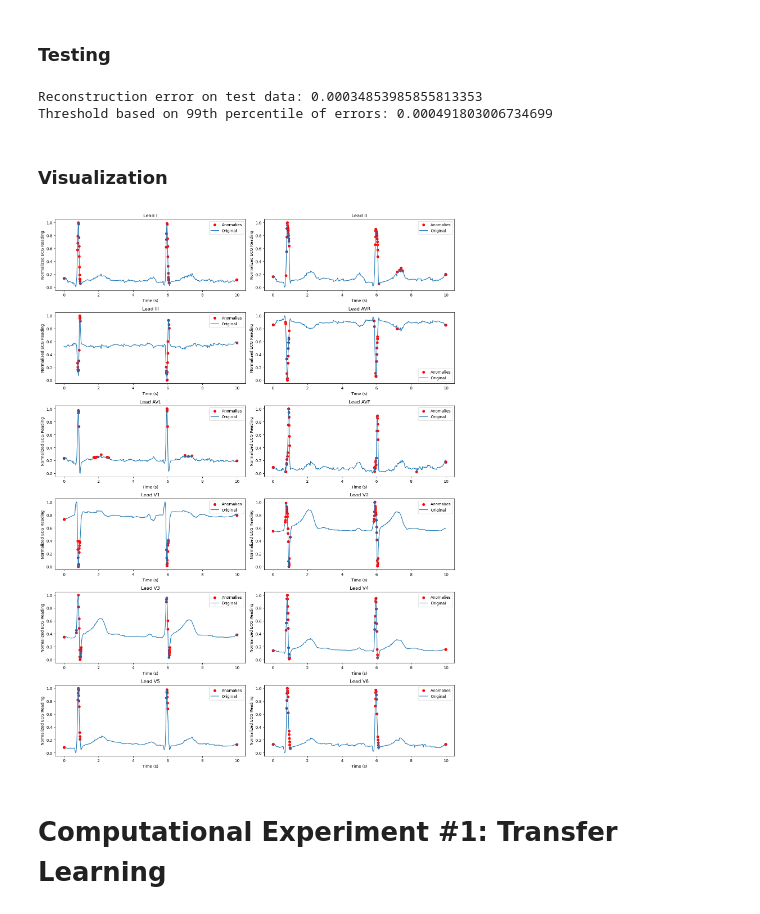
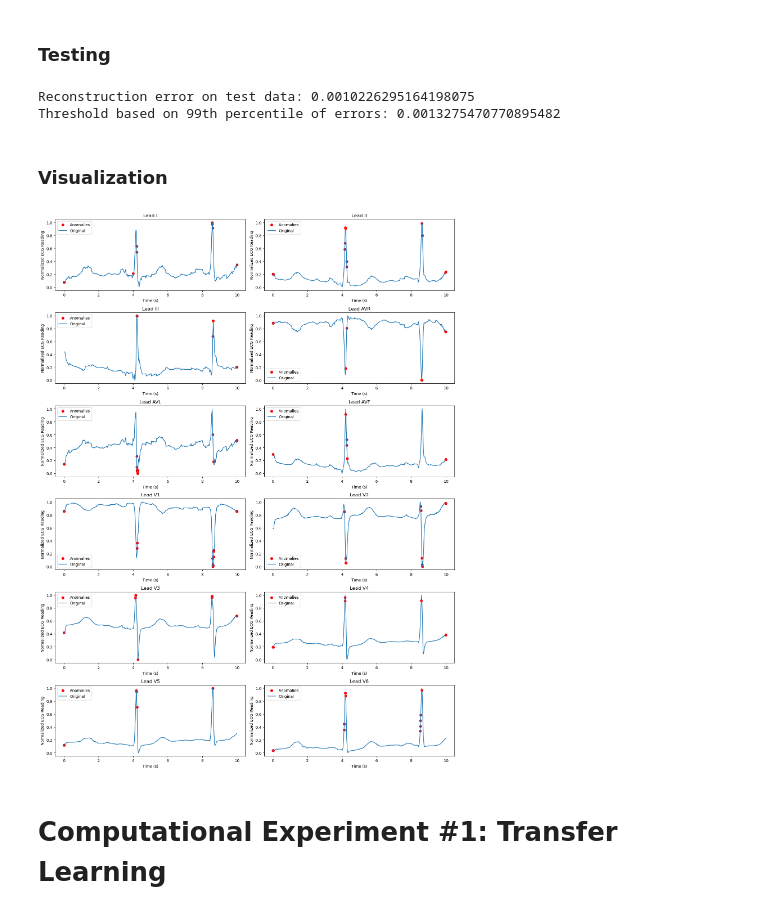
Before and after one commit to lijmr/ecg-autoencoder, a Jupyter notebook: Modeling.ipynb, the cells around one changed output. Drawn from its saved outputs; the diff is of its cells as text; code cells hidden in the pictures.

```diff
--- a/Modeling.ipynb
+++ b/Modeling.ipynb
@@ -307,25 +319,27 @@ def test_model(model, test_loader, criterion):
     h_0 = torch.zeros(num_layers, hidden_size).to(device)
     c_0 = torch.zeros(num_layers, hidden_size).to(device)
 
+    model.eval()
     errors = []
-    for batch_ecg, batch_metadata in test_loader:
-        ecg_data = batch_ecg.to(device).float()
-        metadata = batch_metadata.to(device).float()
-        reconstructed_data, (h_n, c_n) = model(ecg_data, metadata, (h_0, c_0))
-        loss = criterion(reconstructed_data, ecg_data)
-        errors.append(loss.item())
+    with torch.no_grad():
+        for batch_ecg, batch_metadata in test_loader:
+            ecg_data = batch_ecg.to(device).float()
+            metadata = batch_metadata.to(device).float()
+            reconstructed_data, (h_n, c_n) = model(ecg_data, metadata, (h_0, c_0))
+            loss = criterion(reconstructed_data, ecg_data)
+            errors.append(loss.item())
 
     avg_error = sum(errors) / len(test_loader)
     threshold = np.percentile(errors, 99)
     return avg_error, threshold
 # %%
 criterion = nn.MSELoss()
-reconstruction_error, threshold = test_model(combinedModel, autoencoder_test_loader, criterion)
+reconstruction_error, threshold = test_model(combinedModel, abnormal_test_loader, criterion)
 print(f'Reconstruction error on test data: {reconstruction_error}')
 print(f'Threshold based on 99th percentile of errors: {threshold}')
 # %% [output]
-Reconstruction error on test data: 0.00034853985855813353
-Threshold based on 99th percentile of errors: 0.000491803006734699
+Reconstruction error on test data: 0.0010226295164198075
+Threshold based on 99th percentile of errors: 0.0013275470770895482
 # %% [markdown]
 ### Visualization ###
 # %%
@@ -344,20 +358,20 @@ def visualize(model, ecg_input, metadata_input, criterion):
         h_0 = torch.zeros(num_layers, hidden_size).to(device)
         c_0 = torch.zeros(num_layers, hidden_size).to(device)
 
-    num_layers = model.lstm_model.lstm.num_layers
-    hidden_size = model.lstm_model.lstm.hidden_size
-    h_0 = torch.zeros(num_layers, hidden_size).to(device)
-    c_0 = torch.zeros(num_layers, hidden_size).to(device)
+        num_layers = model.lstm_model.lstm.num_layers
+        hidden_size = model.lstm_model.lstm.hidden_size
+        h_0 = torch.zeros(num_layers, hidden_size).to(device)
+        c_0 = torch.zeros(num_layers, hidden_size).to(device)
 
-    prediction, _ = model(ecg_input, metadata_input, (h_0, c_0))
+        prediction, _ = model(ecg_input, metadata_input, (h_0, c_0))
     fig, axs = plt.subplots(6, 2, figsize=(15, 20))
     for i in range(6):
         for j in range(2):
             lead_idx = i * 2 + j
             lead_val = lead_vals[lead_idx]
 
-            original_ecg = ecg_input[0, :, lead_idx]
-            reconstructed_ecg = prediction[0, :, lead_idx]
+            original_ecg = ecg_input[0, :, lead_idx].cpu()
+            reconstructed_ecg = prediction[0, :, lead_idx].cpu()
             anomalies = detect_anomalies(original_ecg, reconstructed_ecg, criterion)
 
             axs[i, j].scatter(time[anomalies], original_ecg[anomalies], color='red', label='Anomalies')
@@ -372,16 +386,16 @@ def visualize(model, ecg_input, metadata_input, criterion):
 # %%
 criterion = nn.MSELoss(reduction='none')
 for batch_ecg, batch_metadata in autoencoder_test_loader:
     ecg_data = batch_ecg.to(device).float()
     batch_metadata = batch_metadata.to(device).float()
 
-    single_ecg_data = ecg_data[0].unsqueeze(0)
-    single_metadata = batch_metadata[0].unsqueeze(0)
+    single_ecg_data = ecg_data[1].unsqueeze(0)
+    single_metadata = batch_metadata[1].unsqueeze(0)
     break
 
 visualize(combinedModel, single_ecg_data, single_metadata, criterion)
 # %% [output]
-[figure, old version]
+[figure, new version]
 # %% [markdown]
 # Computational Experiment #1: Transfer Learning #
 # %% [markdown]
```
Also changed, not shown: parts of 11 cells of this notebook, 1 other file.
